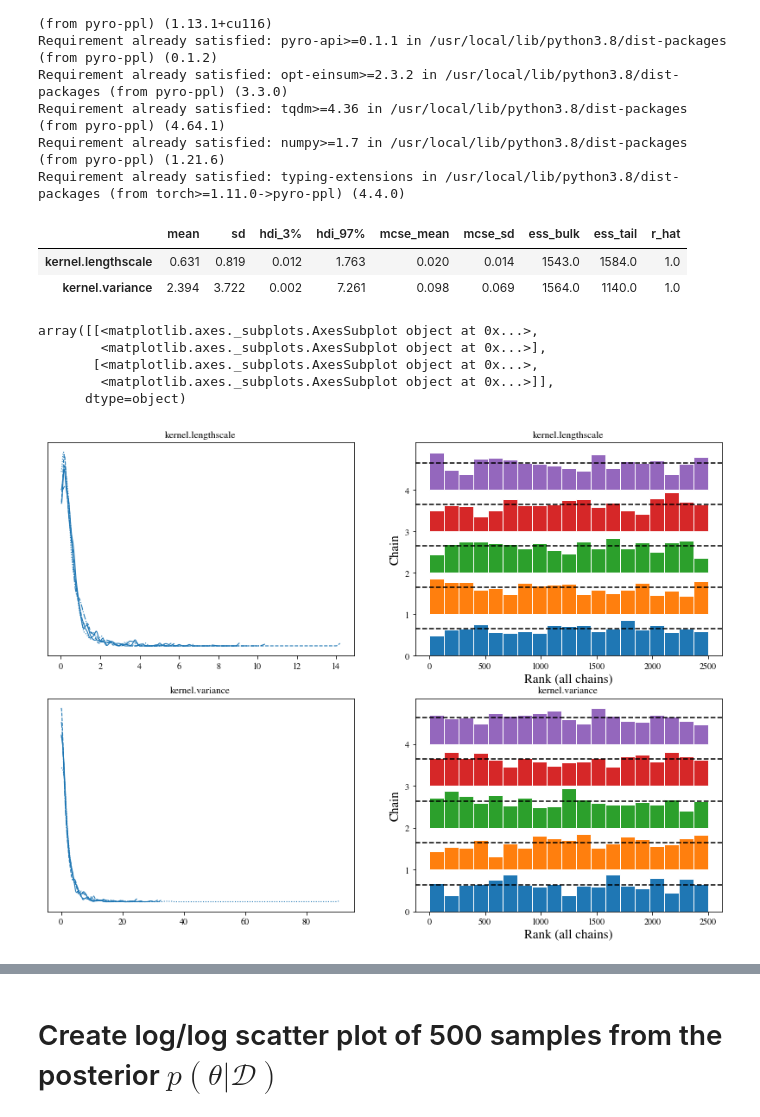
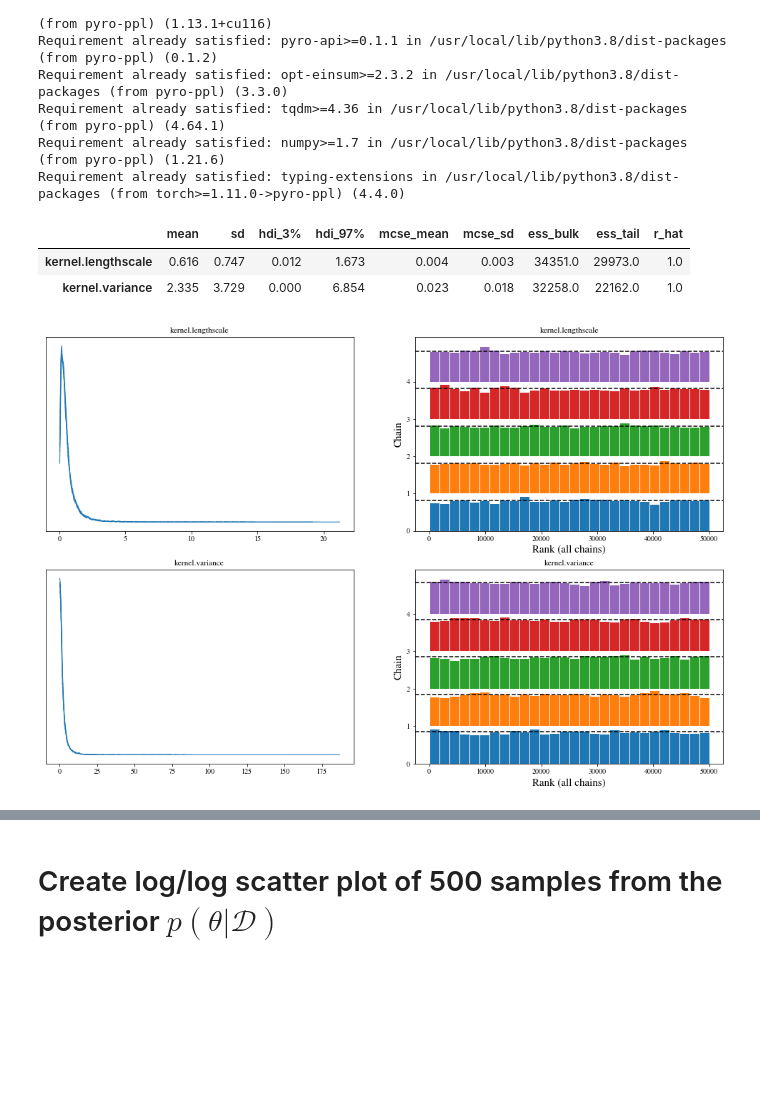
Before and after one commit to Clarkdrengen/PML_2023, a Jupyter notebook: PML_Part_b_Team_Master.ipynb, the cells around one changed output, grey strips where cells are left out. Cells and saved outputs as stored; diff of their text form; code cells hidden in the pictures; blank space fills up the shorter version.

```diff
--- a/PML_Part_b_Team_Master.ipynb
+++ b/PML_Part_b_Team_Master.ipynb
@@ -59,7 +59,7 @@ kernel.variance = pyro.nn.PyroSample(dist.LogNormal(0.0, 2.0))
 gpr = gp.models.GPRegression(x, y, kernel)
 # %%
 hmc_kernel=pyro.infer.NUTS(gpr.model, jit_compile=True)
-mcmc = pyro.infer.MCMC(hmc_kernel, num_samples=500, num_chains=5, warmup_steps=500)
+mcmc = pyro.infer.MCMC(hmc_kernel, num_samples=10000, num_chains=5, warmup_steps=1000)
 mcmc.run()
 posterior_ls = mcmc.get_samples()["kernel.lengthscale"]
 posterior_vs = mcmc.get_samples()["kernel.variance"]
@@ -71,15 +71,12 @@ summary = arviz.summary(az_data)
 summary
 # %% [output]
 |  | mean | sd | hdi_3% | hdi_97% | mcse_mean | mcse_sd | ess_bulk | ess_tail | r_hat |
-| kernel.lengthscale | 0.631 | 0.819 | 0.012 | 1.763 | 0.020 | 0.014 | 1543.0 | 1584.0 | 1.0 |
-| kernel.variance | 2.394 | 3.722 | 0.002 | 7.261 | 0.098 | 0.069 | 1564.0 | 1140.0 | 1.0 |
+| kernel.lengthscale | 0.616 | 0.747 | 0.012 | 1.673 | 0.004 | 0.003 | 34351.0 | 29973.0 | 1.0 |
+| kernel.variance | 2.335 | 3.729 | 0.000 | 6.854 | 0.023 | 0.018 | 32258.0 | 22162.0 | 1.0 |
 # %%
 from numpy.core.fromnumeric import size
-arviz.plot_trace(az_data, figsize=(14, 10), kind="rank_bars")
+axes = arviz.plot_trace(az_data, figsize=(17, 11),compact = True, kind="rank_bars")
+#fig = axes.ravel()[0].figure
+#fig.savefig("rank_bar_plot.png", dpi=300)
 # %% [output]
-array([[<matplotlib.axes._subplots.AxesSubplot object at 0x...>,
-        <matplotlib.axes._subplots.AxesSubplot object at 0x...>],
-       [<matplotlib.axes._subplots.AxesSubplot object at 0x...>,
-        <matplotlib.axes._subplots.AxesSubplot object at 0x...>]],
-      dtype=object)
-[figure, old version]
+[figure, new version]
```
Also changed, not shown: parts of 5 cells of this notebook.
